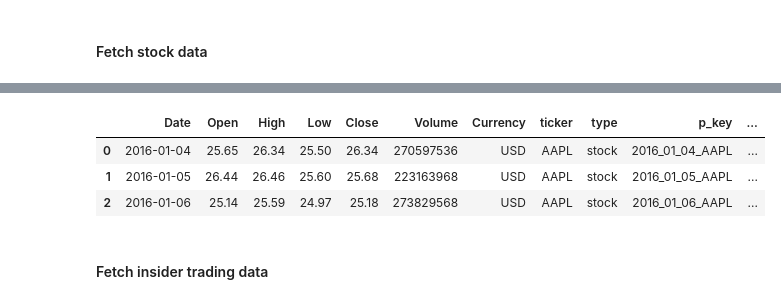
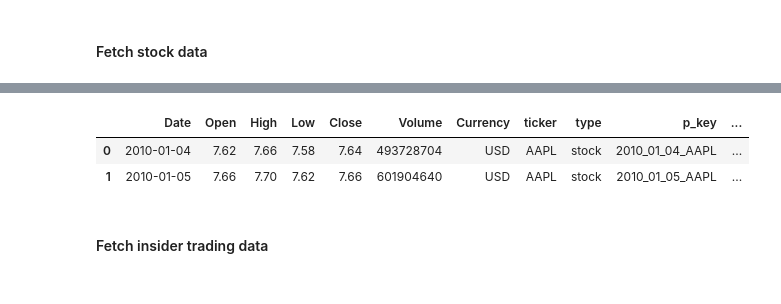
Before and after one commit to hooman34/platform, a Jupyter notebook: notebooks/99_insider_trading_analysis.ipynb, the cells around one changed output, grey strips where cells are left out. Saved outputs shown, nothing was run; the diff lists cells and outputs as text; code cells hidden in the pictures.

```diff
--- a/notebooks/99_insider_trading_analysis.ipynb
+++ b/notebooks/99_insider_trading_analysis.ipynb
@@ -18,4 +18,5 @@ from app.utils.fetch_data import fred_fred, investing_api, alpha_vantage_api, FM
 from app.data_handling.feature_engineering import create_price_features
 # %%
 today = date.today().strftime("%Y-%m-%d")
-today
+start_date = '2010-01-01'
+ticker = 'AAPL'
@@ -24,5 +23,5 @@ today
 # %% [markdown]
 #### Fetch stock data
 # %%
-total_stock = investing_api('stock', 'AAPL', '2016-01-01', today)
+total_stock = investing_api('stock', ticker, start_date, today)
 # %% [output]
@@ -32,10 +32,9 @@ total_stock = create_price_features(total_stock)
 # %%
-total_stock.head(3)
+total_stock.head(2)
 # %% [output]
 |  | Date | Open | High | Low | Close | Volume | Currency | ticker | type | p_key | ... |
-| 0 | 2016-01-04 | 25.65 | 26.34 | 25.50 | 26.34 | 270597536 | USD | AAPL | stock | 2016_01_04_AAPL | ... |
-| 1 | 2016-01-05 | 26.44 | 26.46 | 25.60 | 25.68 | 223163968 | USD | AAPL | stock | 2016_01_05_AAPL | ... |
-| 2 | 2016-01-06 | 25.14 | 25.59 | 24.97 | 25.18 | 273829568 | USD | AAPL | stock | 2016_01_06_AAPL | ... |
+| 0 | 2010-01-04 | 7.62 | 7.66 | 7.58 | 7.64 | 493728704 | USD | AAPL | stock | 2010_01_04_AAPL | ... |
+| 1 | 2010-01-05 | 7.66 | 7.70 | 7.62 | 7.66 | 601904640 | USD | AAPL | stock | 2010_01_05_AAPL | ... |
 # %% [markdown]
 #### Fetch insider trading data
 # %%
```
Also changed, not shown: parts of 21 cells of this notebook, 2 other files.
